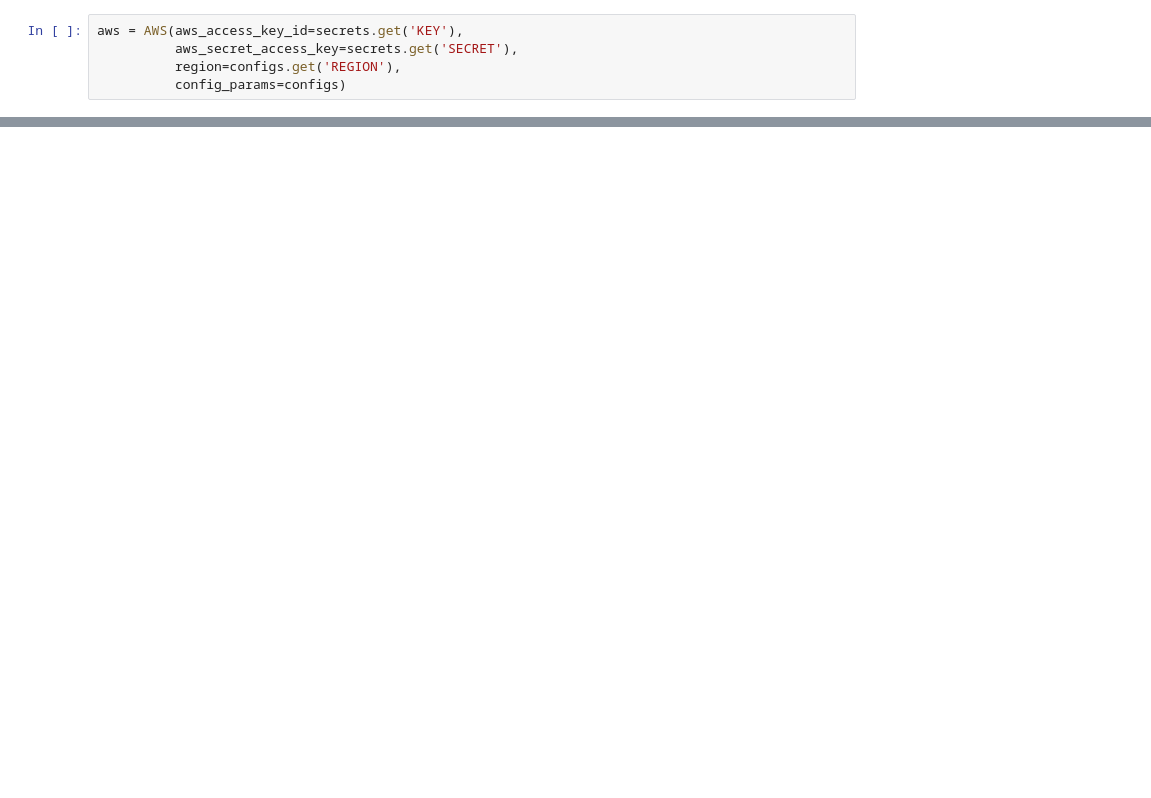
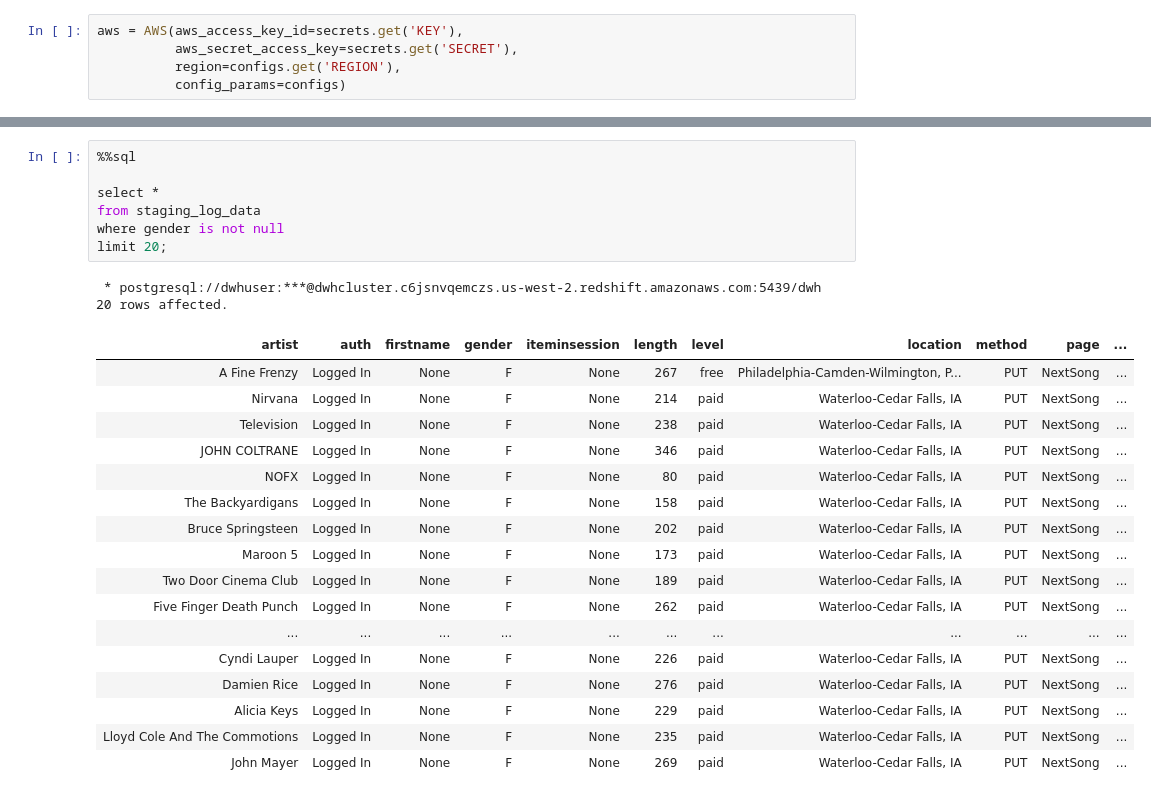
Before and after one commit to davidkuda/aws_dwh, a Jupyter notebook: notebooks/Sample_Loads.ipynb, the cells around one changed output, grey strips where cells are left out. Cells and saved outputs as stored; diff of their text form; blank space fills up the shorter version.

```diff
--- a/notebooks/Sample_Loads.ipynb
+++ b/notebooks/Sample_Loads.ipynb
@@ -94,0 +168,27 @@ REGION 'us-west-2';
+# %%
+%%sql
+
+select *
+from staging_log_data
+where gender is not null
+limit 20;
+# %% [output]
+ * postgresql://dwhuser:***@dwhcluster.c6jsnvqemczs.us-west-2.redshift.amazonaws.com:5439/dwh
+20 rows affected.
+| artist | auth | firstname | gender | iteminsession | length | level | location | method | page | ... |
+| A Fine Frenzy | Logged In | None | F | None | 267 | free | Philadelphia-Camden-Wilmington, P... | PUT | NextSong | ... |
+| Nirvana | Logged In | None | F | None | 214 | paid | Waterloo-Cedar Falls, IA | PUT | NextSong | ... |
+| Television | Logged In | None | F | None | 238 | paid | Waterloo-Cedar Falls, IA | PUT | NextSong | ... |
+| JOHN COLTRANE | Logged In | None | F | None | 346 | paid | Waterloo-Cedar Falls, IA | PUT | NextSong | ... |
+| NOFX | Logged In | None | F | None | 80 | paid | Waterloo-Cedar Falls, IA | PUT | NextSong | ... |
+| The Backyardigans | Logged In | None | F | None | 158 | paid | Waterloo-Cedar Falls, IA | PUT | NextSong | ... |
+| Bruce Springsteen | Logged In | None | F | None | 202 | paid | Waterloo-Cedar Falls, IA | PUT | NextSong | ... |
+| Maroon 5 | Logged In | None | F | None | 173 | paid | Waterloo-Cedar Falls, IA | PUT | NextSong | ... |
+| Two Door Cinema Club | Logged In | None | F | None | 189 | paid | Waterloo-Cedar Falls, IA | PUT | NextSong | ... |
+| Five Finger Death Punch | Logged In | None | F | None | 262 | paid | Waterloo-Cedar Falls, IA | PUT | NextSong | ... |
+| ... | ... | ... | ... | ... | ... | ... | ... | ... | ... | ... |
+| Cyndi Lauper | Logged In | None | F | None | 226 | paid | Waterloo-Cedar Falls, IA | PUT | NextSong | ... |
+| Damien Rice | Logged In | None | F | None | 276 | paid | Waterloo-Cedar Falls, IA | PUT | NextSong | ... |
+| Alicia Keys | Logged In | None | F | None | 229 | paid | Waterloo-Cedar Falls, IA | PUT | NextSong | ... |
+| Lloyd Cole And The Commotions | Logged In | None | F | None | 235 | paid | Waterloo-Cedar Falls, IA | PUT | NextSong | ... |
+| John Mayer | Logged In | None | F | None | 269 | paid | Waterloo-Cedar Falls, IA | PUT | NextSong | ... |
```
Also changed, not shown: parts of 24 cells of this notebook.
